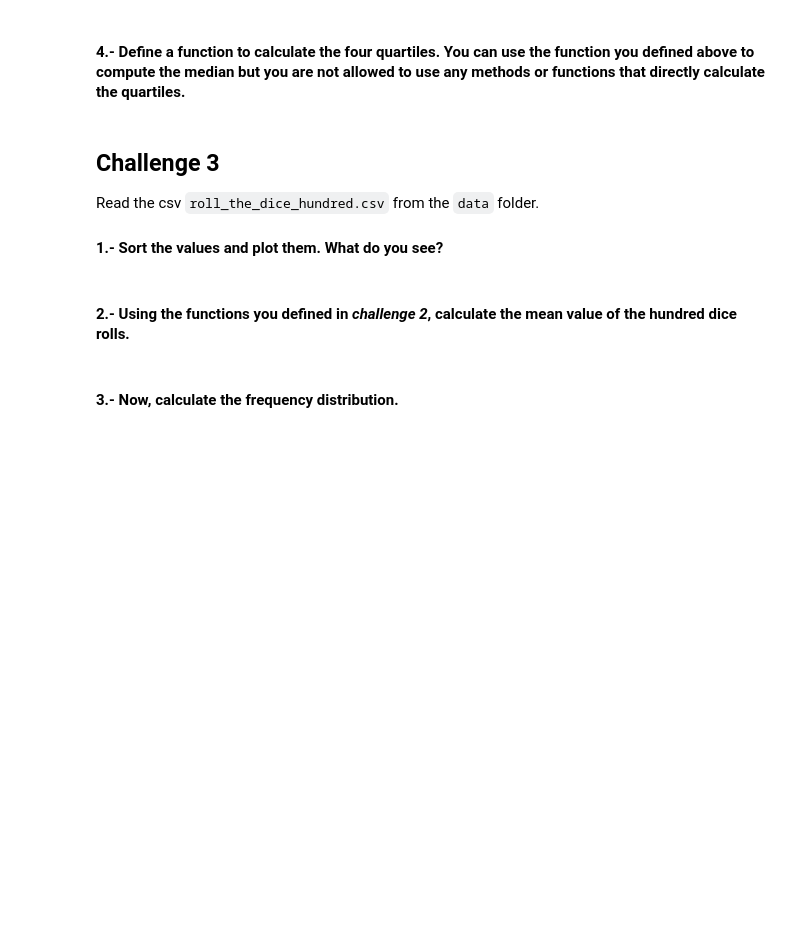
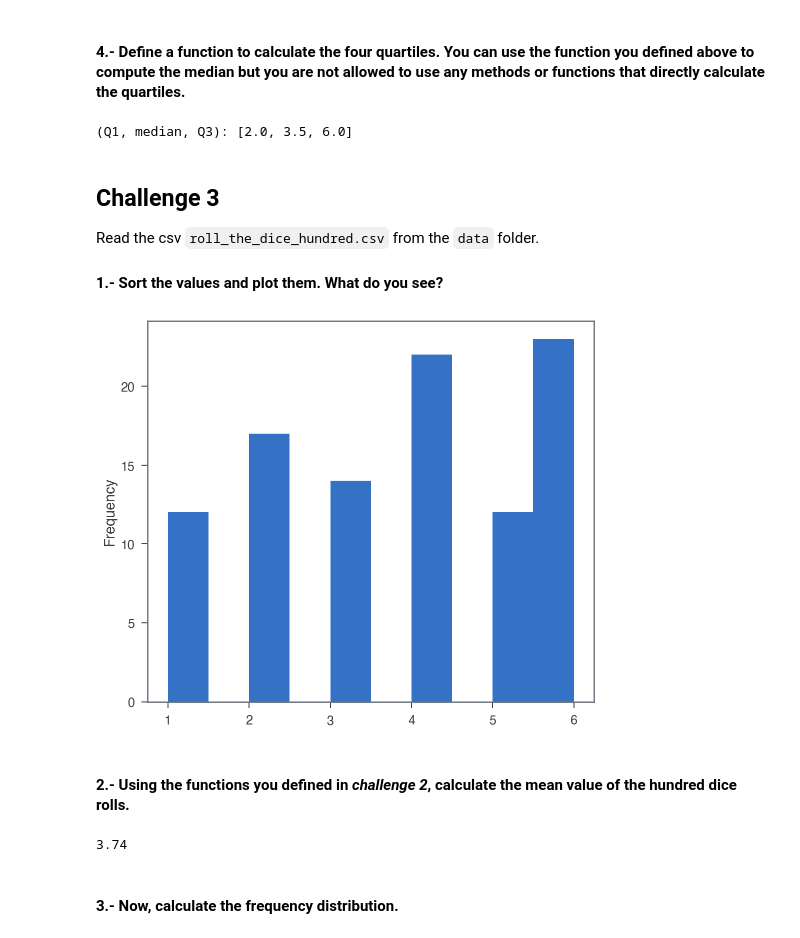
Before and after one commit to ta-data-lis/lab-understanding-descriptive-stats, a Jupyter notebook: your-code/main.ipynb, the cells around one changed output. Cells and saved outputs as stored; diff of their text form; code cells hidden in the pictures; blank space fills up the shorter version.

```diff
--- a/your-code/main.ipynb
+++ b/your-code/main.ipynb
@@ -93,3 +131,42 @@ Now, using the dice results obtained in *challenge 1*, your are going to define
+# %%
+# your code here
+# whyyyyyyyyyyyy???
+
+# stackoverflow!!!!!!
+
+def find_median(sorted_list):
+    indices = []
+
+    sorted_list = list(sorted_list) # just added this to make it for for a Pandas' Series
+
+    list_size = len(sorted_list)
+    median = 0
+
+    if list_size % 2 == 0:
+        indices.append(int(list_size / 2) - 1)  # -1 because index starts from 0
+        indices.append(int(list_size / 2))
+
+        median = (sorted_list[indices[0]] + sorted_list[indices[1]]) / 2
+        pass
+    else:
+        indices.append(int(list_size / 2))
+
+        median = sorted_list[indices[0]]
+        pass
+
+    return median, indices
+    pass
+
+median, median_indices = find_median(db['Rolls'])
+Q1, Q1_indices = find_median(db['Rolls'][:median_indices[0]])
+Q2, Q2_indices = find_median(db['Rolls'][median_indices[-1] + 1:])
+
+quartiles = [Q1, median, Q2]
+
+# Actually matches my median above, nice.
+print("(Q1, median, Q3): {}".format(quartiles))
+# %% [output]
+(Q1, median, Q3): [2.0, 3.5, 6.0]
 # %% [markdown]
 ## Challenge 3
 Read the csv `roll_the_dice_hundred.csv` from the `data` folder.
@@ -102,0 +174,11 @@ your comments here
+# %%
+# Reading the dataset
+dice = pd.read_csv('../data/roll_the_dice_hundred.csv')
+
+# Sorting the values' column
+dice.sort_values('value', inplace = True)
+
+# Plotting it
+dice['value'].plot(kind = 'hist');
+# %% [output]
+[figure, added]
@@ -104,5 +190,8 @@ your comments here
 #### 2.- Using the functions you defined in *challenge 2*, calculate the mean value of the hundred dice rolls.
 # %%
 # your code here
+my_mean(dice['value'])
+# %% [output]
+3.74
 # %% [markdown]
 #### 3.- Now, calculate the frequency distribution.
```
Also changed, not shown: parts of 54 cells of this notebook.
